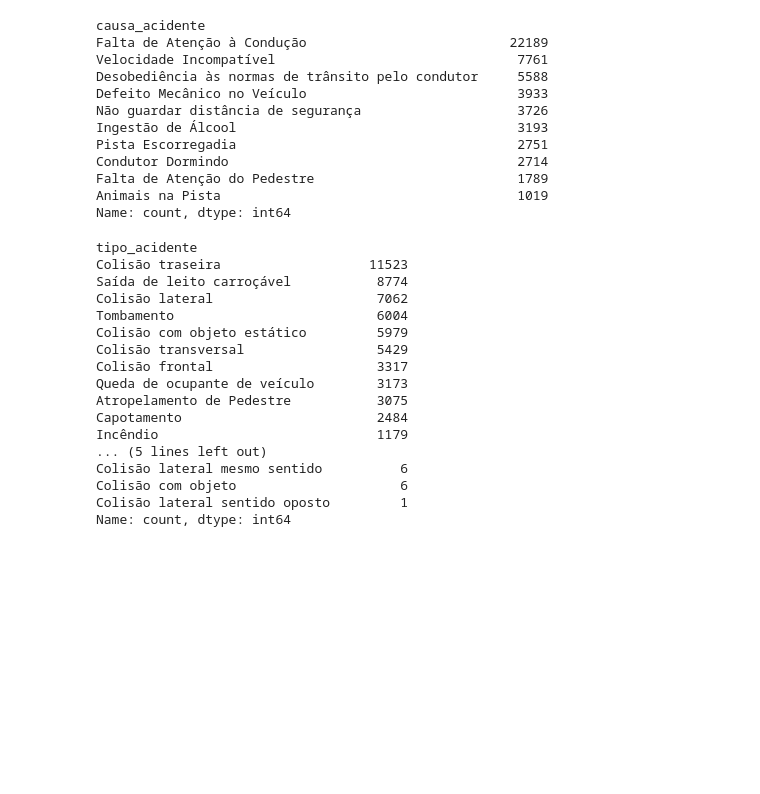
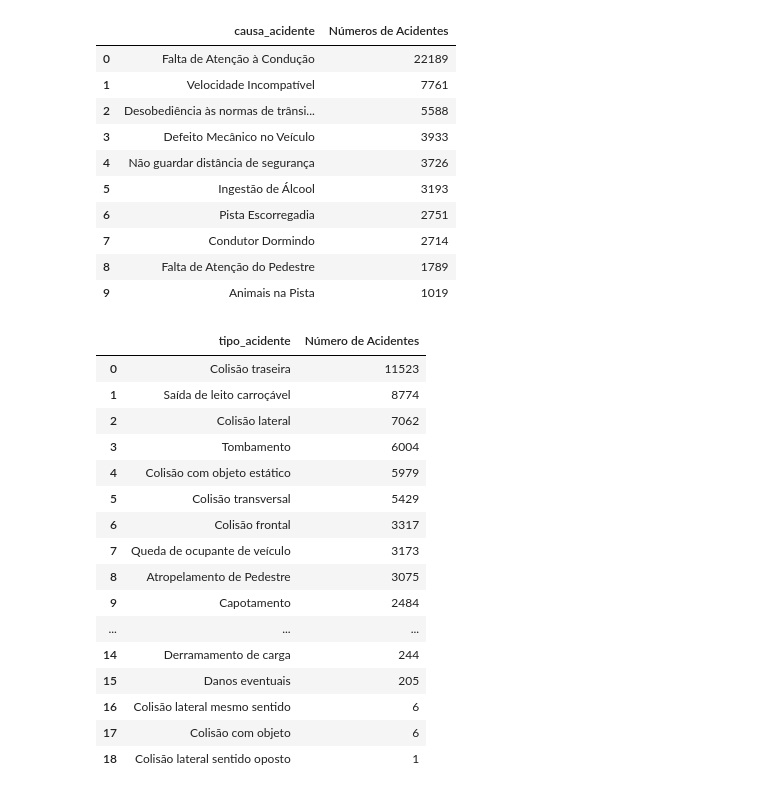
Before and after one commit to kelvenmahuaie/Python-para-GIS, a Jupyter notebook: mapa.ipynb, the cells around one changed output. Drawn from its saved outputs; the diff is of its cells as text; code cells hidden in the pictures; blank space fills up the shorter version.

```diff
--- a/mapa.ipynb
+++ b/mapa.ipynb
@@ -119,40 +119,39 @@ folium.LayerControl().add_to(map)
 map.save('mapa.html')
 # %%
 # Top 10 das causas de acidentes
-causas = gdf_acidentes['causa_acidente'].value_counts()
+causas = gdf_acidentes['causa_acidente'].value_counts().reset_index(name = 'Números de Acidentes')
 causas.head(10)
 # %% [output]
-causa_acidente
-Falta de Atenção à Condução                          22189
-Velocidade Incompatível                               7761
-Desobediência às normas de trânsito pelo condutor     5588
-Defeito Mecânico no Veículo                           3933
-Não guardar distância de segurança                    3726
-Ingestão de Álcool                                    3193
-Pista Escorregadia                                    2751
-Condutor Dormindo                                     2714
-Falta de Atenção do Pedestre                          1789
-Animais na Pista                                      1019
-Name: count, dtype: int64
+|  | causa_acidente | Números de Acidentes |
+| 0 | Falta de Atenção à Condução | 22189 |
+| 1 | Velocidade Incompatível | 7761 |
+| 2 | Desobediência às normas de trânsi... | 5588 |
+| 3 | Defeito Mecânico no Veículo | 3933 |
+| 4 | Não guardar distância de segurança | 3726 |
+| 5 | Ingestão de Álcool | 3193 |
+| 6 | Pista Escorregadia | 2751 |
+| 7 | Condutor Dormindo | 2714 |
+| 8 | Falta de Atenção do Pedestre | 1789 |
+| 9 | Animais na Pista | 1019 |
 # %%
-tipo = gdf_acidentes['tipo_acidente'].value_counts()
+tipo = gdf_acidentes['tipo_acidente'].value_counts().reset_index(name = 'Número de Acidentes')
 tipo
 # %% [output]
-tipo_acidente
-Colisão traseira                   11523
-Saída de leito carroçável           8774
-Colisão lateral                     7062
-Tombamento                          6004
-Colisão com objeto estático         5979
-Colisão transversal                 5429
-Colisão frontal                     3317
-Queda de ocupante de veículo        3173
-Atropelamento de Pedestre           3075
-Capotamento                         2484
-Incêndio                            1179
-... (5 lines left out)
-Colisão lateral mesmo sentido          6
-Colisão com objeto                     6
-Colisão lateral sentido oposto         1
-Name: count, dtype: int64
+|  | tipo_acidente | Número de Acidentes |
+| 0 | Colisão traseira | 11523 |
+| 1 | Saída de leito carroçável | 8774 |
+| 2 | Colisão lateral | 7062 |
+| 3 | Tombamento | 6004 |
+| 4 | Colisão com objeto estático | 5979 |
+| 5 | Colisão transversal | 5429 |
+| 6 | Colisão frontal | 3317 |
+| 7 | Queda de ocupante de veículo | 3173 |
+| 8 | Atropelamento de Pedestre | 3075 |
+| 9 | Capotamento | 2484 |
+| ... | ... | ... |
+| 14 | Derramamento de carga | 244 |
+| 15 | Danos eventuais | 205 |
+| 16 | Colisão lateral mesmo sentido | 6 |
+| 17 | Colisão com objeto | 6 |
+| 18 | Colisão lateral sentido oposto | 1 |
 # %%
```
Also changed, not shown: parts of 13 cells of this notebook, 4 other files.
